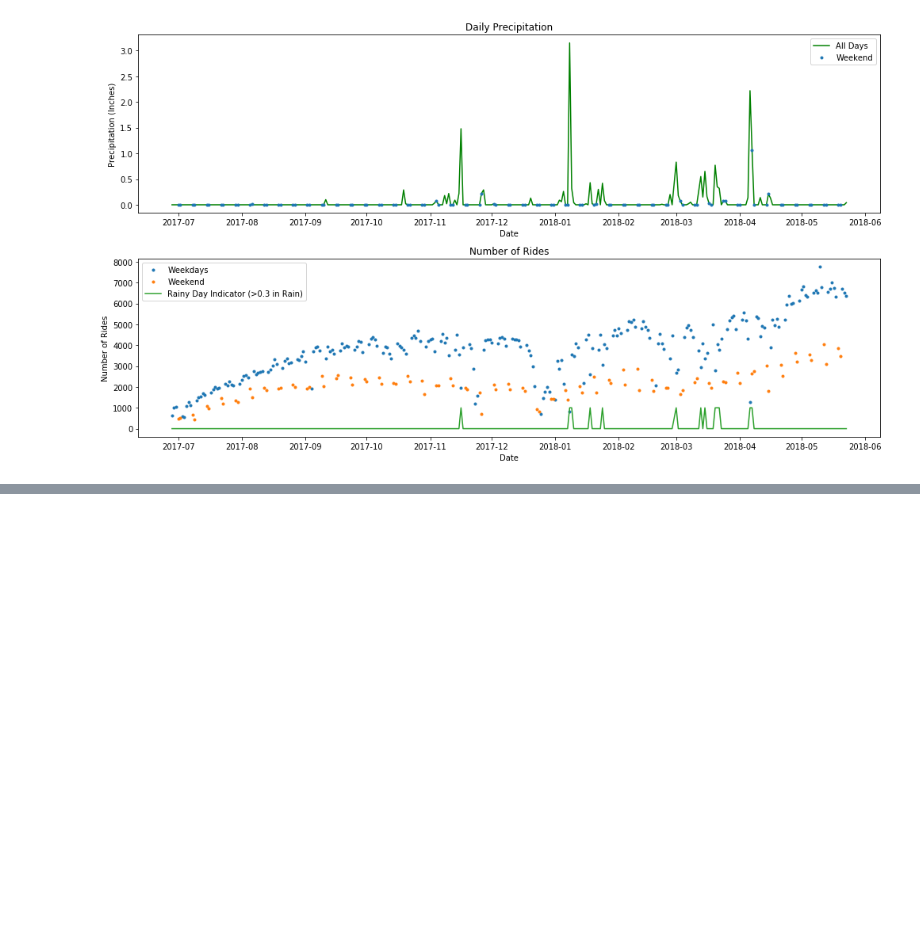
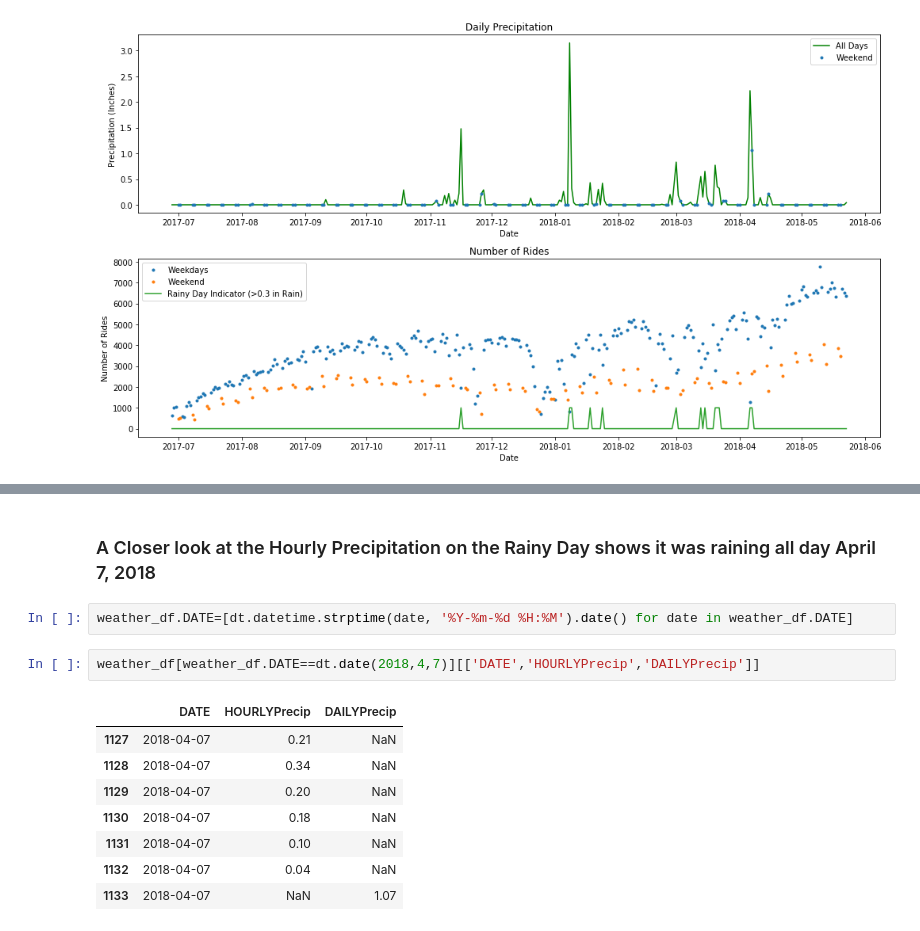
Before and after one commit to arjunravishankar/SF_Bike_Weather_Prediction, a Jupyter notebook: Take_Home_Project.ipynb, the cells around one changed output, grey strips where cells are left out. Saved outputs shown, nothing was run; the diff lists cells and outputs as text; blank space fills up the shorter version.

```diff
--- a/Take_Home_Project.ipynb
+++ b/Take_Home_Project.ipynb
@@ -368,0 +467,15 @@ Reset Index of bike_df
+# %% [markdown]
+### A Closer look at the Hourly Precipitation on the Rainy Day shows it was raining all day April 7, 2018
+# %%
+weather_df.DATE=[dt.datetime.strptime(date, '%Y-%m-%d %H:%M').date() for date in weather_df.DATE]
+# %%
+weather_df[weather_df.DATE==dt.date(2018,4,7)][['DATE','HOURLYPrecip','DAILYPrecip']]
+# %% [output]
+|  | DATE | HOURLYPrecip | DAILYPrecip |
+| 1127 | 2018-04-07 | 0.21 | NaN |
+| 1128 | 2018-04-07 | 0.34 | NaN |
+| 1129 | 2018-04-07 | 0.20 | NaN |
+| 1130 | 2018-04-07 | 0.18 | NaN |
+| 1131 | 2018-04-07 | 0.10 | NaN |
+| 1132 | 2018-04-07 | 0.04 | NaN |
+| 1133 | 2018-04-07 | NaN | 1.07 |
```
Also changed, not shown: parts of 31 cells of this notebook.
